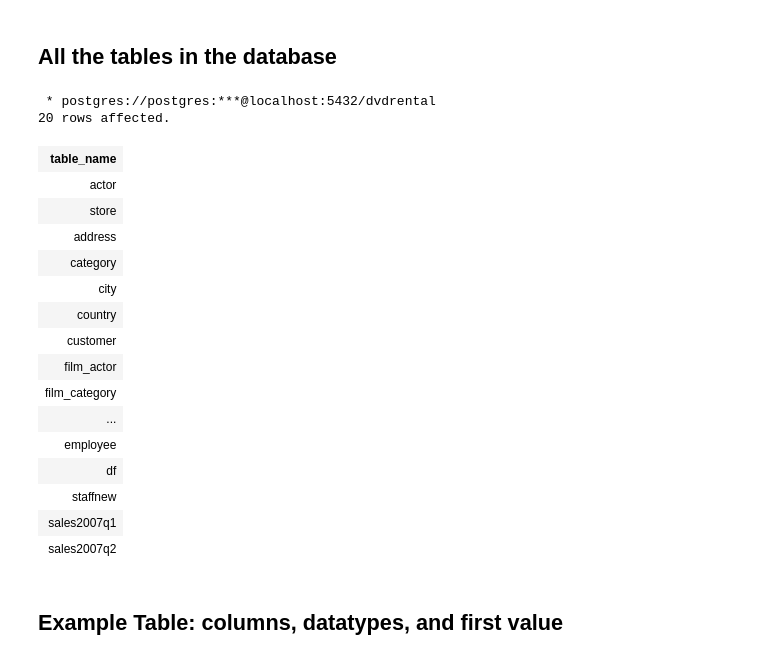
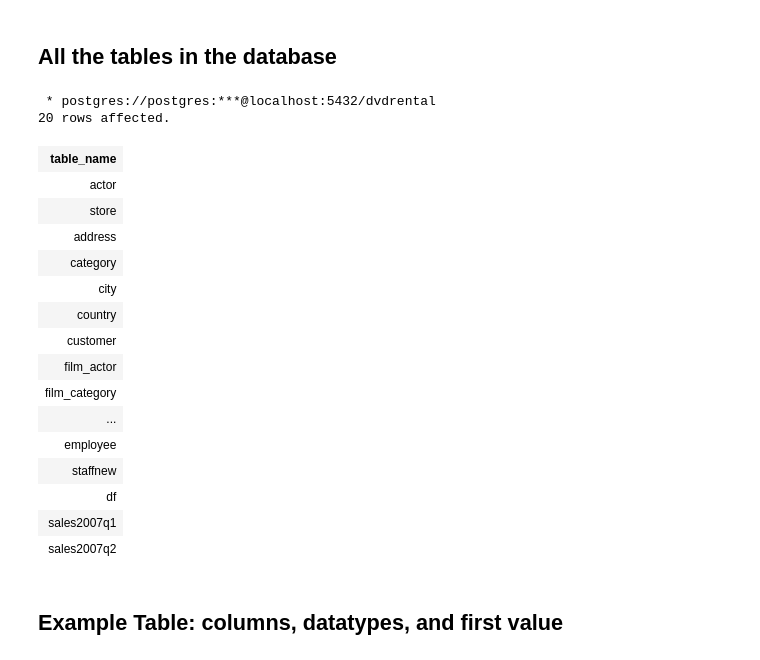
Before and after one commit to bhishanpdl/The_Complete_SQL_Bootcamp_Udemy, a Jupyter notebook: Section2_SQL_Statements/section2_sql_statements.ipynb, the cells around one changed output. Saved outputs shown, nothing was run; the diff lists cells and outputs as text; code cells hidden in the pictures.

```diff
--- a/Section2_SQL_Statements/section2_sql_statements.ipynb
+++ b/Section2_SQL_Statements/section2_sql_statements.ipynb
@@ -71,29 +256,28 @@ port = yaml_dict['port']
 # %%
 %%sql
 SELECT TABLE_NAME
 FROM INFORMATION_SCHEMA.TABLES
 WHERE TABLE_TYPE = 'BASE TABLE'
 AND TABLE_CATALOG='dvdrental'
 and TABLE_NAME  not like 'pg_%'
 and TABLE_NAME  not like 'sql_%'
--- order by table_name
 # %% [output]
  * postgres://postgres:***@localhost:5432/dvdrental
 20 rows affected.
 | table_name |
 | actor |
 | store |
 | address |
 | category |
 | city |
 | country |
 | customer |
 | film_actor |
 | film_category |
 | ... |
 | employee |
+| staffnew |
 | df |
-| staffnew |
 | sales2007q1 |
 | sales2007q2 |
 # %% [markdown]
```
Also changed, not shown: parts of 3 cells of this notebook, 2 other files.
